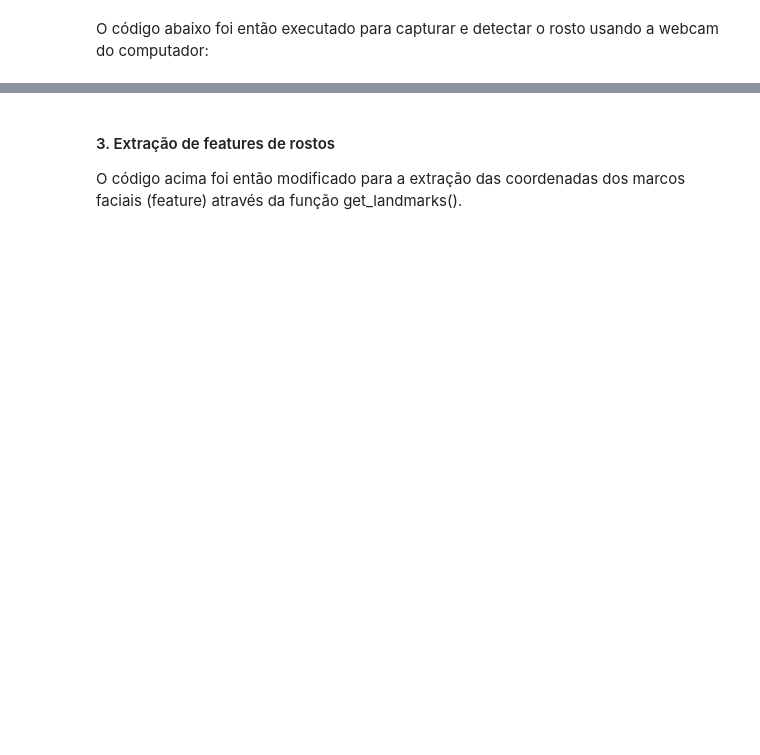
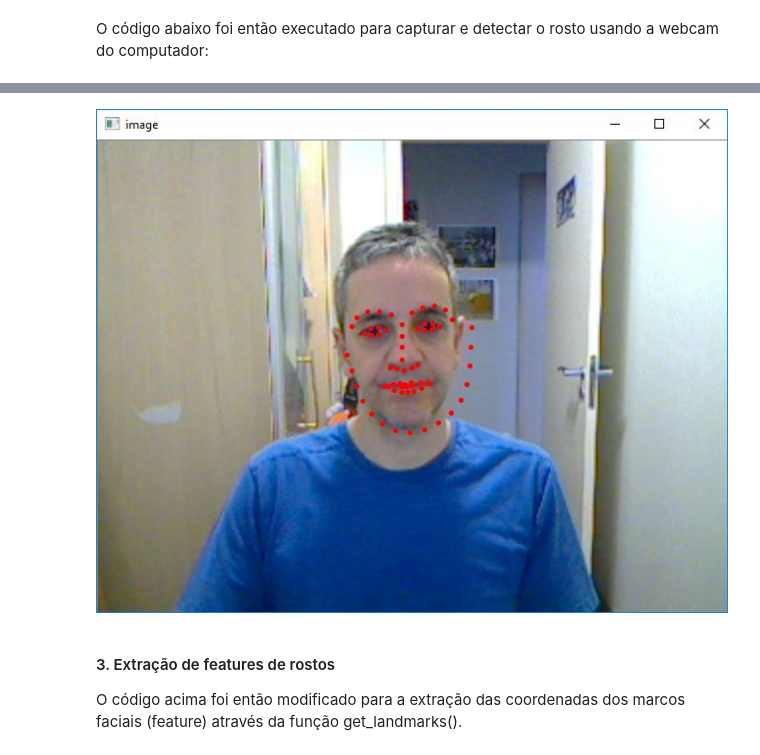
Before and after one commit to fabiograssiotto/IA369, a Jupyter notebook: T3/EmoRecog/emorecog.ipynb, the cells around one changed output, grey strips where cells are left out. Saved outputs shown, nothing was run; the diff lists cells and outputs as text; code cells hidden in the pictures; blank space fills up the shorter version.

Commit message:
Updated notebook. Replaced rendering of images with python code to display on Github.

```diff
--- a/T3/EmoRecog/emorecog.ipynb
+++ b/T3/EmoRecog/emorecog.ipynb
@@ -90,3 +88,8 @@ while True:
+# %%
+from IPython.display import Image, display
+display(Image(filename='face_detect.jpg', embed=True))
+# %% [output]
+[figure, added]
 # %% [markdown]
 #### 3. Extração de features de rostos
 
```
Also changed, not shown: parts of 7 cells of this notebook, 1 other file.
